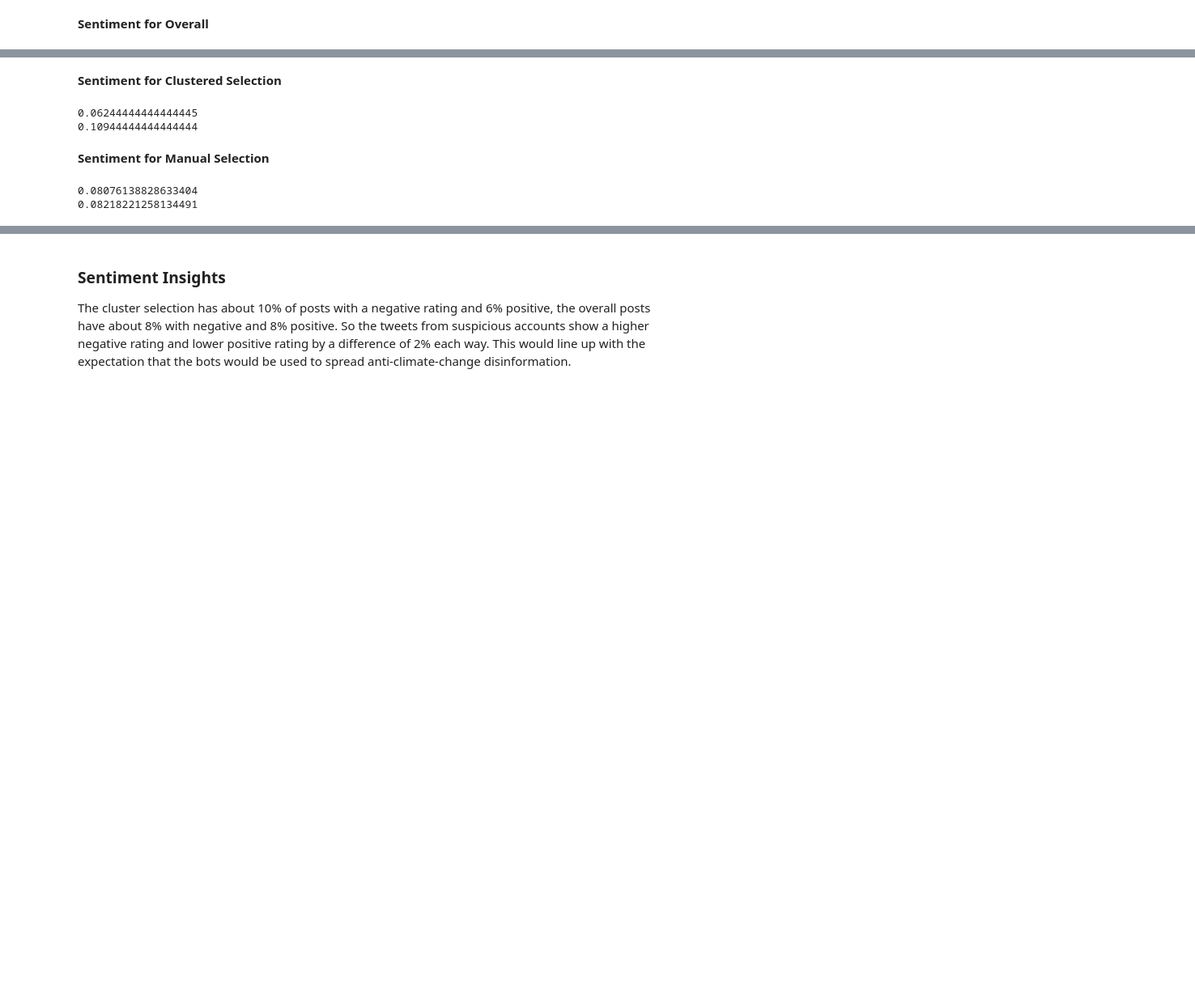
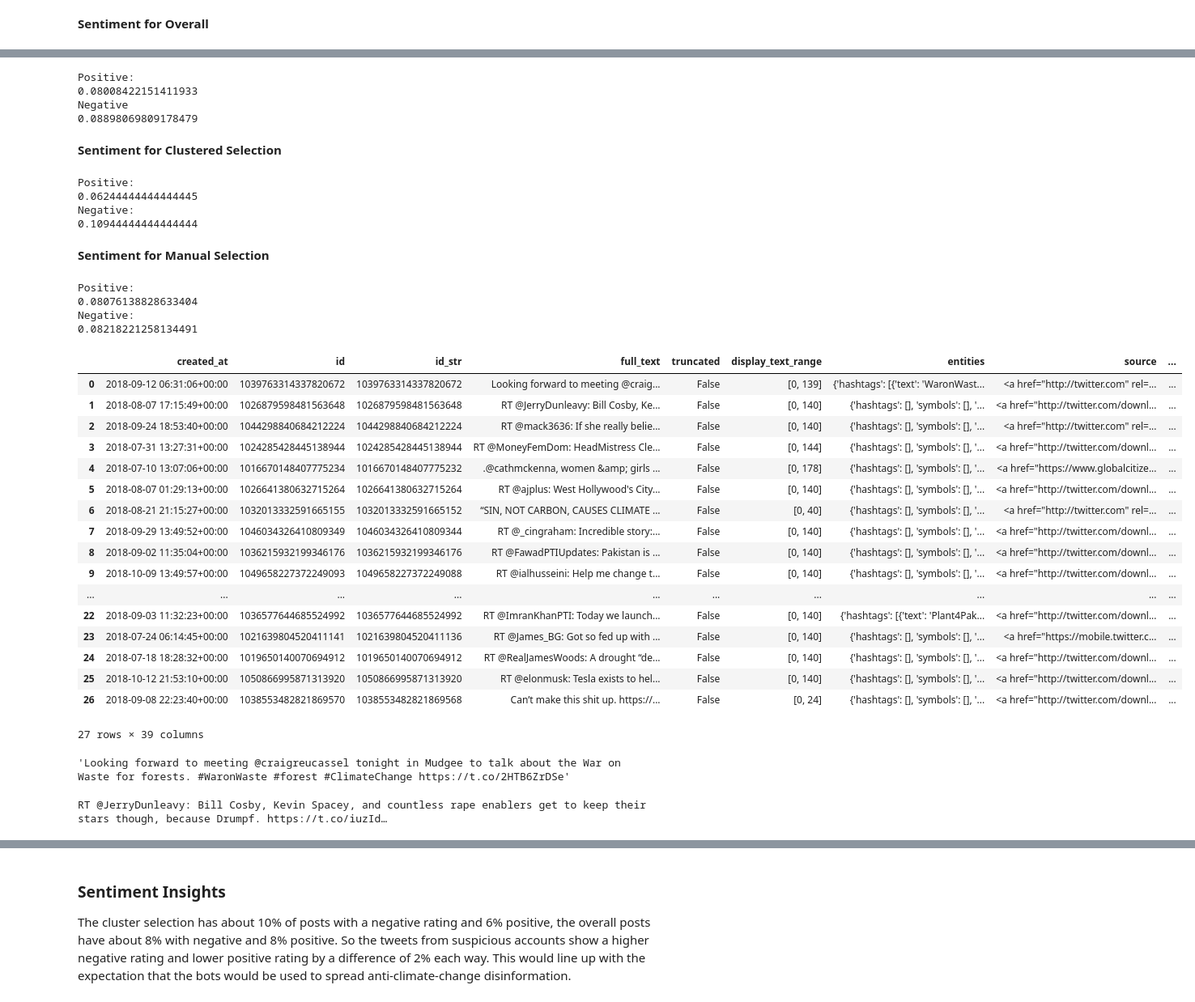
Before and after one commit to Oponn-1/ClimateChangeDisinformation, a Jupyter notebook: Report.ipynb, the cells around one changed output, grey strips where cells are left out. Shown: that part at 81% size. Cells and saved outputs as stored; diff of their text form; code cells hidden in the pictures; blank space fills up the shorter version.

Commit message:
Edited introduction, added tweet printouts

```diff
--- a/Report.ipynb
+++ b/Report.ipynb
@@ -462,7 +462,7 @@ Here I select the 27 tweets which have the most suspicious user account features
 # %%
 dfs['cluster'] = predictions
 # %%
-dfs_select = dfs.loc[(dfs['cluster'] == 3) | (dfs['cluster'] == 1)]
+dfs_select = dfs.loc[(dfs['cluster'] == 3) | (dfs['cluster'] == 2)]
 # %% [markdown]
 I also select suspicious data points using some manual feature cutoffs based on my own intuitive understanding of these features.
 # %%
@@ -591,18 +583,65 @@ np.mean(all_sentiment['neg'])
+# %%
+print("Positive:")
+print(np.mean(all_sentiment['pos']))
+print("Negative")
+print(np.mean(all_sentiment['neg']))
+# %% [output]
+Positive:
+0.08008422151411933
+Negative
+0.08898069809178479
 # %% [markdown]
 **Sentiment for Clustered Selection**
 # %%
 cluster_sentiment = dfs_select[['pos', 'neg']]
+print("Positive:")
 print(np.mean(cluster_sentiment['pos']))
+print("Negative:")
 print(np.mean(cluster_sentiment['neg']))
 # %% [output]
+Positive:
 0.06244444444444445
+Negative:
 0.10944444444444444
 # %% [markdown]
 **Sentiment for Manual Selection**
 # %%
 manual_sentiment = dfs_manual[['pos', 'neg']]
+print("Positive:")
 print(np.mean(manual_sentiment['pos']))
+print("Negative:")
 print(np.mean(manual_sentiment['neg']))
 # %% [output]
+Positive:
 0.08076138828633404
+Negative:
 0.08218221258134491
+# %%
+dfs_select
+# %% [output]
+|  | created_at | id | id_str | full_text | truncated | display_text_range | entities | source | ... |
+| 0 | 2018-09-12 06:31:06+00:00 | 1039763314337820672 | 1039763314337820672 | Looking forward to meeting @craig... | False | [0, 139] | {'hashtags': [{'text': 'WaronWast... | <a href="http://twitter.com" rel=... | ... |
+| 1 | 2018-08-07 17:15:49+00:00 | 1026879598481563648 | 1026879598481563648 | RT @JerryDunleavy: Bill Cosby, Ke... | False | [0, 140] | {'hashtags': [], 'symbols': [], '... | <a href="http://twitter.com/downl... | ... |
+| 2 | 2018-09-24 18:53:40+00:00 | 1044298840684212224 | 1044298840684212224 | RT @mack3636: If she really belie... | False | [0, 140] | {'hashtags': [], 'symbols': [], '... | <a href="http://twitter.com" rel=... | ... |
+| 3 | 2018-07-31 13:27:31+00:00 | 1024285428445138944 | 1024285428445138944 | RT @MoneyFemDom: HeadMistress Cle... | False | [0, 144] | {'hashtags': [], 'symbols': [], '... | <a href="http://twitter.com/downl... | ... |
+| 4 | 2018-07-10 13:07:06+00:00 | 1016670148407775234 | 1016670148407775232 | .@cathmckenna, women &amp; girls ... | False | [0, 178] | {'hashtags': [], 'symbols': [], '... | <a href="https://www.globalcitize... | ... |
+| 5 | 2018-08-07 01:29:13+00:00 | 1026641380632715264 | 1026641380632715264 | RT @ajplus: West Hollywood's City... | False | [0, 140] | {'hashtags': [], 'symbols': [], '... | <a href="http://twitter.com/downl... | ... |
+| 6 | 2018-08-21 21:15:27+00:00 | 1032013332591665155 | 1032013332591665152 | “SIN, NOT CARBON, CAUSES CLIMATE ... | False | [0, 40] | {'hashtags': [], 'symbols': [], '... | <a href="http://twitter.com" rel=... | ... |
+| 7 | 2018-09-29 13:49:52+00:00 | 1046034326410809349 | 1046034326410809344 | RT @_cingraham: Incredible story:... | False | [0, 140] | {'hashtags': [], 'symbols': [], '... | <a href="http://twitter.com/downl... | ... |
+| 8 | 2018-09-02 11:35:04+00:00 | 1036215932199346176 | 1036215932199346176 | RT @FawadPTIUpdates: Pakistan is ... | False | [0, 140] | {'hashtags': [], 'symbols': [], '... | <a href="http://twitter.com/downl... | ... |
+| 9 | 2018-10-09 13:49:57+00:00 | 1049658227372249093 | 1049658227372249088 | RT @ialhusseini: Help me change t... | False | [0, 140] | {'hashtags': [], 'symbols': [], '... | <a href="http://twitter.com/downl... | ... |
+| ... | ... | ... | ... | ... | ... | ... | ... | ... | ... |
+| 22 | 2018-09-03 11:32:23+00:00 | 1036577644685524992 | 1036577644685524992 | RT @ImranKhanPTI: Today we launch... | False | [0, 140] | {'hashtags': [{'text': 'Plant4Pak... | <a href="http://twitter.com/downl... | ... |
+| 23 | 2018-07-24 06:14:45+00:00 | 1021639804520411141 | 1021639804520411136 | RT @James_BG: Got so fed up with ... | False | [0, 140] | {'hashtags': [], 'symbols': [], '... | <a href="https://mobile.twitter.c... | ... |
+| 24 | 2018-07-18 18:28:32+00:00 | 1019650140070694912 | 1019650140070694912 | RT @RealJamesWoods: A drought “de... | False | [0, 140] | {'hashtags': [], 'symbols': [], '... | <a href="http://twitter.com/downl... | ... |
+| 25 | 2018-10-12 21:53:10+00:00 | 1050866995871313920 | 1050866995871313920 | RT @elonmusk: Tesla exists to hel... | False | [0, 140] | {'hashtags': [], 'symbols': [], '... | <a href="http://twitter.com/downl... | ... |
+| 26 | 2018-09-08 22:23:40+00:00 | 1038553482821869570 | 1038553482821869568 | Can’t make this shit up. https://... | False | [0, 24] | {'hashtags': [], 'symbols': [], '... | <a href="http://twitter.com/downl... | ... |
+27 rows × 39 columns
+# %%
+dfs_select['full_text'][0]
+# %% [output]
+'Looking forward to meeting @craigreucassel tonight in Mudgee to talk about the War on Waste for forests. #WaronWaste #forest #ClimateChange https://t.co/2HTB6ZrDSe'
+# %%
+dfs_select['full_text'][1]
+# %% [output]
+RT @JerryDunleavy: Bill Cosby, Kevin Spacey, and countless rape enablers get to keep their stars though, because Drumpf. https://t.co/iuzId…
```
Also changed, not shown: parts of 31 cells of this notebook.
